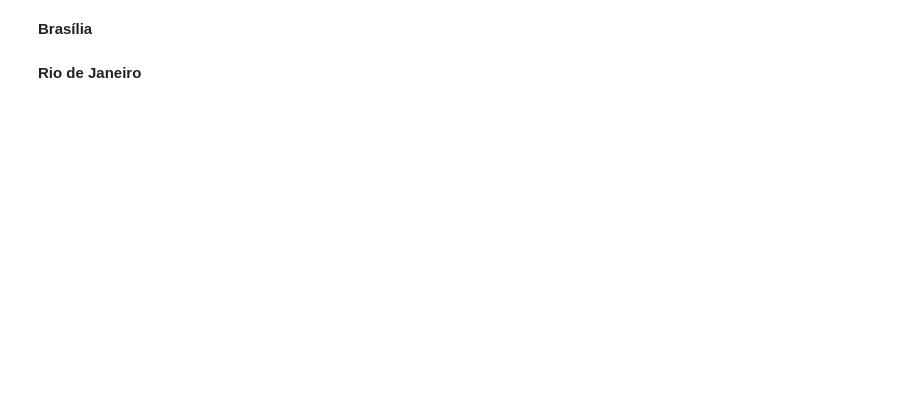
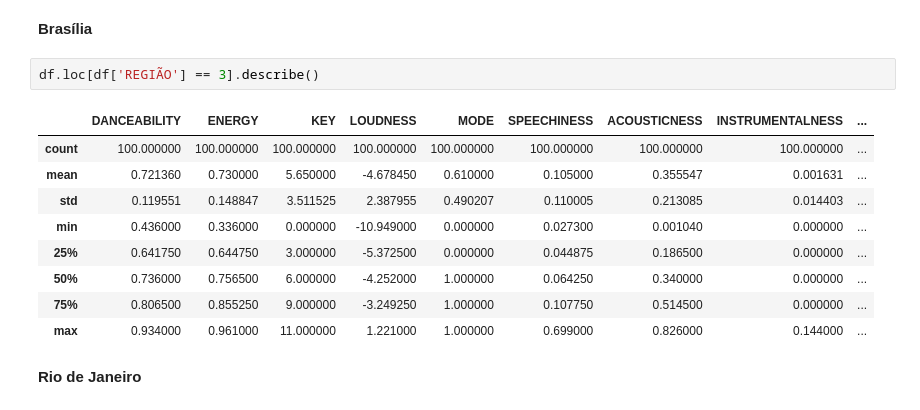
Before and after one commit to Eric-Mendes/spotify-charts, a Jupyter notebook: data_analyses.ipynb, the cells around one changed output. Cells and saved outputs as stored; diff of their text form; blank space fills up the shorter version.

```diff
--- a/data_analyses.ipynb
+++ b/data_analyses.ipynb
@@ -85,4 +119,16 @@ memory usage: 54.8 KB
 # %% [markdown]
 **Brasília**
+# %%
+df.loc[df['REGIÃO'] == 3].describe()
+# %% [output]
+|  | DANCEABILITY | ENERGY | KEY | LOUDNESS | MODE | SPEECHINESS | ACOUSTICNESS | INSTRUMENTALNESS | ... |
+| count | 100.000000 | 100.000000 | 100.000000 | 100.000000 | 100.000000 | 100.000000 | 100.000000 | 100.000000 | ... |
+| mean | 0.721360 | 0.730000 | 5.650000 | -4.678450 | 0.610000 | 0.105000 | 0.355547 | 0.001631 | ... |
+| std | 0.119551 | 0.148847 | 3.511525 | 2.387955 | 0.490207 | 0.110005 | 0.213085 | 0.014403 | ... |
+| min | 0.436000 | 0.336000 | 0.000000 | -10.949000 | 0.000000 | 0.027300 | 0.001040 | 0.000000 | ... |
+| 25% | 0.641750 | 0.644750 | 3.000000 | -5.372500 | 0.000000 | 0.044875 | 0.186500 | 0.000000 | ... |
+| 50% | 0.736000 | 0.756500 | 6.000000 | -4.252000 | 1.000000 | 0.064250 | 0.340000 | 0.000000 | ... |
+| 75% | 0.806500 | 0.855250 | 9.000000 | -3.249250 | 1.000000 | 0.107750 | 0.514500 | 0.000000 | ... |
+| max | 0.934000 | 0.961000 | 11.000000 | 1.221000 | 1.000000 | 0.699000 | 0.826000 | 0.144000 | ... |
 # %% [markdown]
 **Rio de Janeiro**
```
Also changed, not shown: parts of 7 cells of this notebook.
